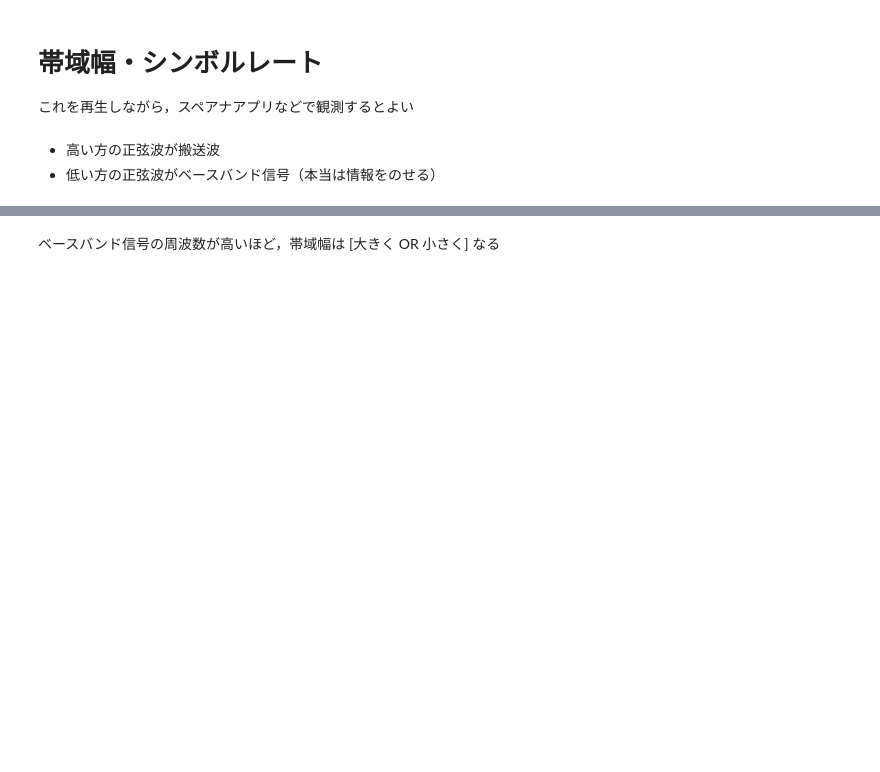
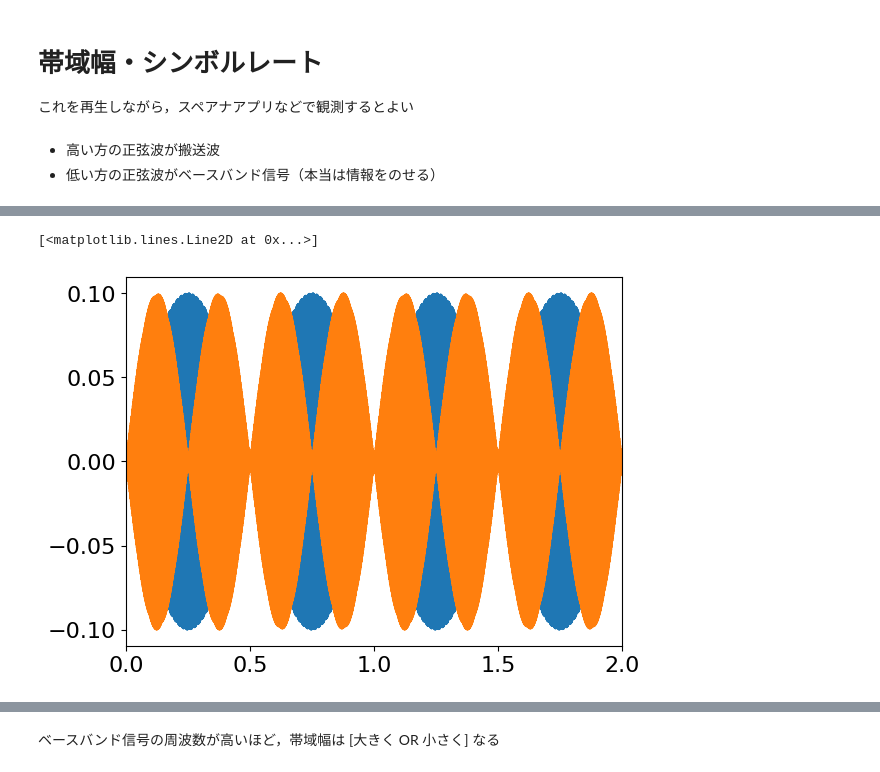
Before and after one commit to kojiyam/information-transmission-engineering, a Jupyter notebook: jd3_bandwidth.ipynb, the cells around one changed output, grey strips where cells are left out. Saved outputs shown, nothing was run; the diff lists cells and outputs as text; code cells hidden in the pictures; blank space fills up the shorter version.

```diff
--- a/jd3_bandwidth.ipynb
+++ b/jd3_bandwidth.ipynb
@@ -22,12 +22,12 @@ t = np.arange( T_LENGTH * sampling_rate ) / sampling_rate # サンプリング
 - 高い方の正弦波が搬送波
 - 低い方の正弦波がベースバンド信号（本当は情報をのせる）
 # %%
-s1 = 0.1 * np.cos(2*np.pi*523*t) * np.cos(2*np.pi*1*t)
+s1 = 0.1 * np.cos(2*np.pi*523*t) * np.sin(2*np.pi*1*t)
 IPython.display.Audio(s1, rate = sampling_rate, normalize=False)
 # %% [output]
 [interactive output not drawn]
 # %%
-s2 = 0.1 * np.cos(2*np.pi*587*t) * np.cos(2*np.pi*2*t)
+s2 = 0.1 * np.cos(2*np.pi*587*t) * np.sin(2*np.pi*2*t)
 IPython.display.Audio(s2, rate = sampling_rate, normalize=False)
 # %% [output]
 [interactive output not drawn]
@@ -40,3 +40,10 @@ IPython.display.Audio(s3, rate = sampling_rate, normalize=False)
 IPython.display.Audio(s1+s2+s3, rate = sampling_rate)
 # %% [output]
 [interactive output not drawn]
+# %%
+plt.xlim(0,2)
+plt.plot(t, s1)
+plt.plot(t, s2)
+# %% [output]
+[<matplotlib.lines.Line2D at 0x...>]
+[figure, added]
```
Also changed, not shown: parts of 5 cells of this notebook.
